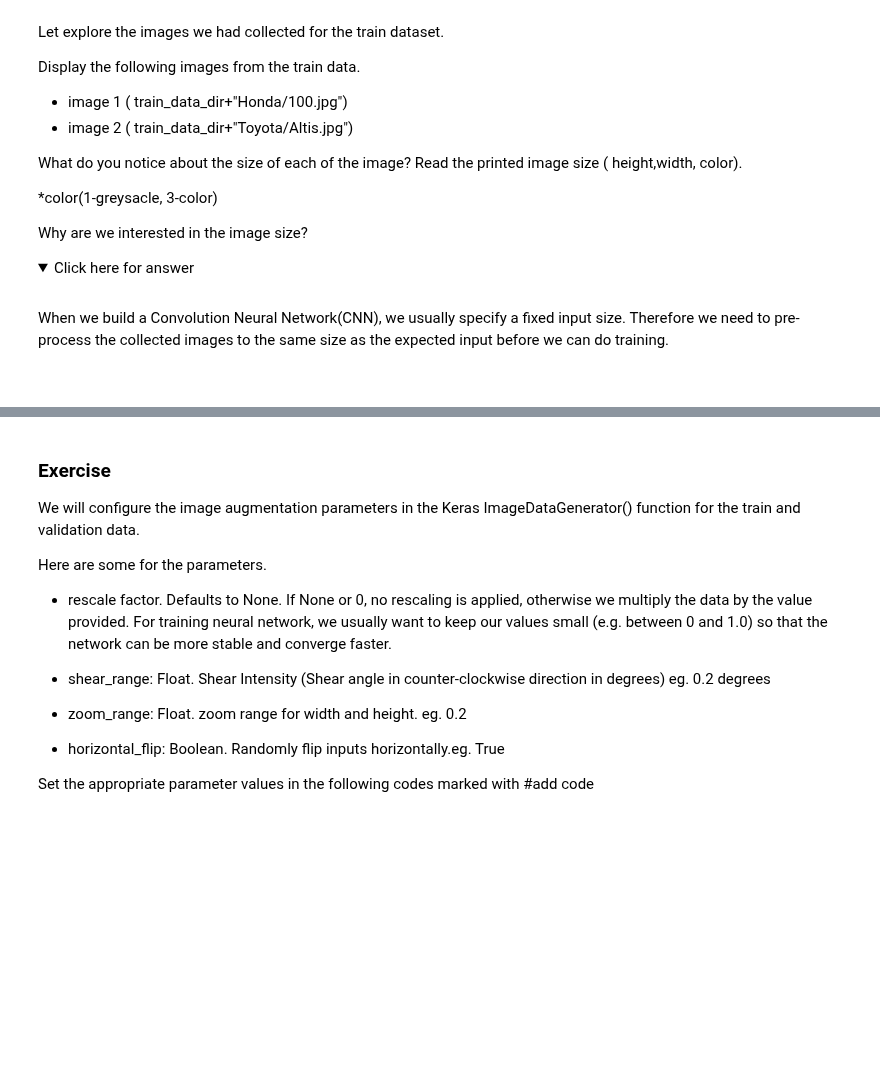
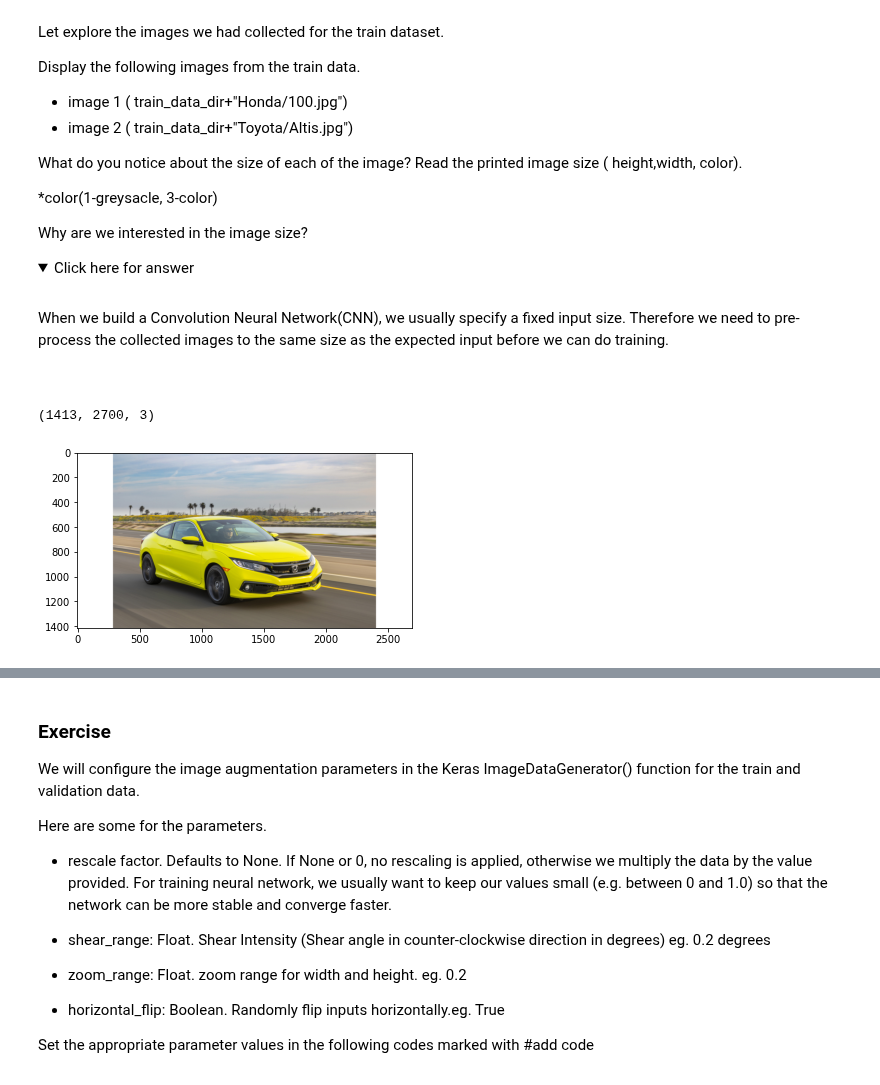
Before and after one commit to shadowpeasant/aiup, a Jupyter notebook: day2-am/Lab1_CarModel_Classification_CNN(exercise)_v4.ipynb, the cells around one changed output, grey strips where cells are left out. Cells and saved outputs as stored; diff of their text form; code cells hidden in the pictures; folded sections open; blank space fills up the shorter version.

```diff
--- a/day2-am/Lab1_CarModel_Classification_CNN(exercise)_v4.ipynb
+++ b/day2-am/Lab1_CarModel_Classification_CNN(exercise)_v4.ipynb
@@ -159,12 +161,15 @@ When we build a Convolution Neural Network(CNN), we usually specify a fixed inpu
 # %%
 import matplotlib.pyplot as plt
 import matplotlib.image as mpimg
 
 # TODO: complete the code below
 #image 1
-# img = mpimg.imread(#add code)
+img = mpimg.imread(#Add code)
 print(img.shape)
 imgplot = plt.imshow(img)
+# %% [output]
+(1413, 2700, 3)
+[figure, added]
 # %%
 # TODO: complete the code below
 #image 2
```
Also changed, not shown: parts of 13 cells of this notebook.
